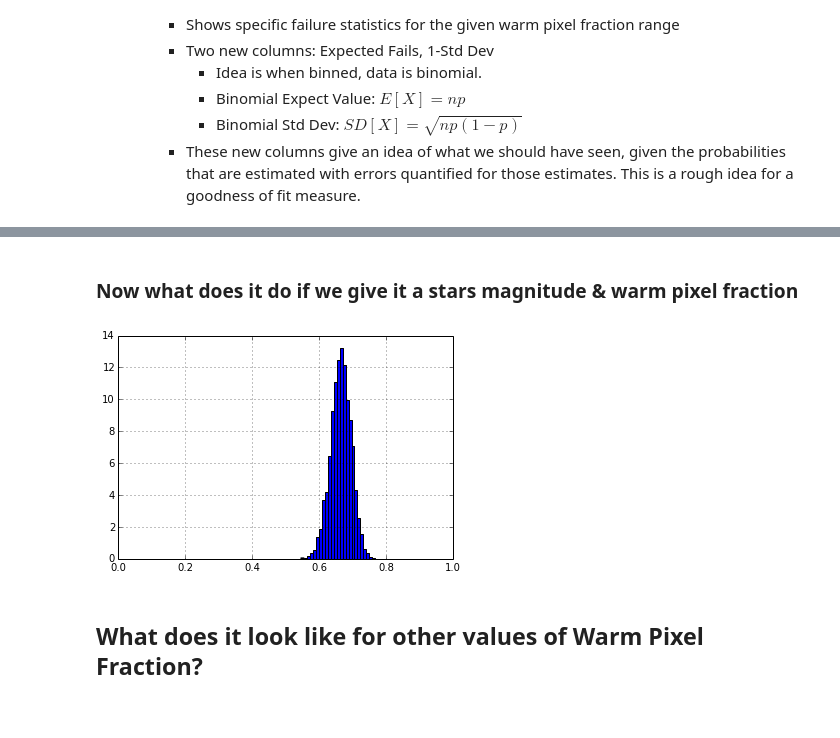
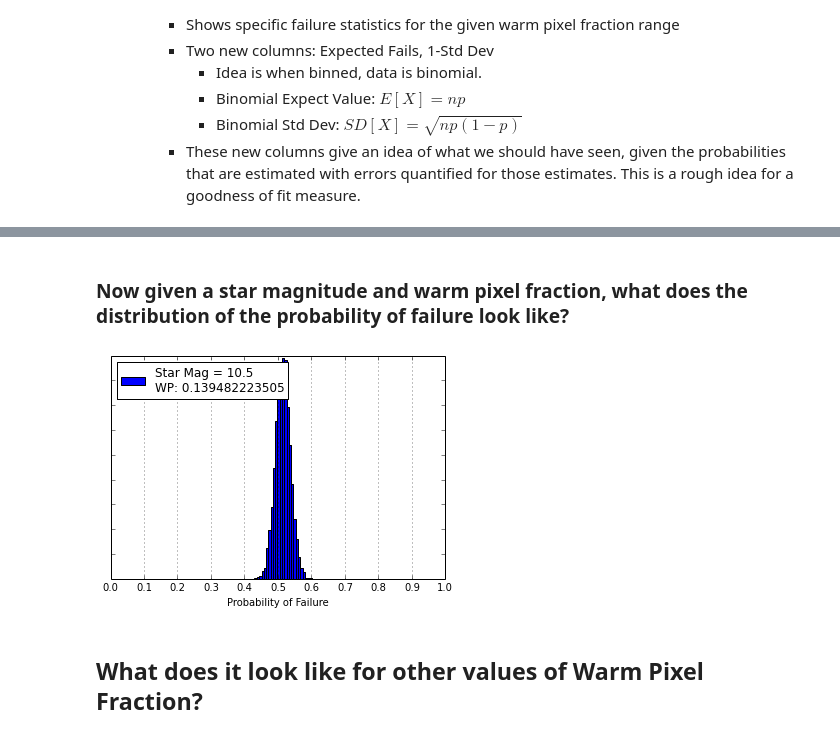
Before and after one commit to sot/aca_stats, a Jupyter notebook: acqstats_bp6_mainbook.ipynb, the cells around one changed output, grey strips where cells are left out. Drawn from its saved outputs; the diff is of its cells as text; code cells hidden in the pictures.

```diff
--- a/acqstats_bp6_mainbook.ipynb
+++ b/acqstats_bp6_mainbook.ipynb
@@ -109,8 +109,11 @@ Below you can chance the Warm Pixel Fraction that we're testing.  I'm subsetting
 # %%
 #Subsetting the Test Data
-wp_test = 0.15
+test_data = ast.subset_range_tstart_jyear(acq_data, test_start, test_end)
 
-test_data = ast.subset_range_tstart_jyear(acq_data, test_start, test_end)
+#Finding the mean warmpixel fraction in the test data
+wp_test = np.mean(test_data['warm_pix'])
+
+#Subsetting based on this warm pixel fraction
 wp_range = ast.subset_range_warmpix(test_data, wp_test)
 # %% [markdown]
 ### Creating a function for Binomial proportion confidence interval estimation
@@ -776,17 +816,33 @@ Average WPF              : 0.14961704778
 11.00 - 11.25   |       nan       |        0        |        0        |       0.0       |    +/- 0.0
 11.25 - 11.50   |       nan       |        0        |        0        |       0.0       |    +/- 0.0
-# %% [markdown]
-### Now what does it do if we give it a stars magnitude & warm pixel fraction
+# %% [markdown]
+### Now given a star magnitude and warm pixel fraction, what does the distribution of the probability of failure look like?
 # %%
-allbetas = np.vstack((beta_draws['alpha'], beta_draws['beta1'], beta_draws['beta2'], beta_draws['beta3'], beta_draws['beta4'], beta_draws['beta5']))
+star_mag = 10.5
+
+allbetas = np.vstack((beta_draws['alpha'],
+                      beta_draws['beta1'],
+                      beta_draws['beta2'],
+                      beta_draws['beta3'],
+                      beta_draws['beta4'],
+                      beta_draws['beta5']))
+
+pvalues = stats.norm.cdf(np.dot(build_matrix_line(star_mag, wp_test, m_center, wp_center), allbetas))
 
 F = plt.figure()
-plt.hist(stats.norm.cdf(np.dot(build_matrix_line(10.6,wp_test, m_center, wp_center), allbetas)), bins=25, normed=True)
+plt.hist(pvalues, bins=25, normed=True)
 plt.xlim((0,1))
-plt.grid()
+plt.xlabel('Probability of Failure')
+if np.min(pvalues>=0.5):
+    plt.legend(['Star Mag = {}\nWP: {}'.format(star_mag, wp_test)], loc=1)
+elif np.max(pvalues>=0.5):
+    plt.legend(['Star Mag = {}\nWP: {}'.format(star_mag, wp_test)], loc=2)
+plt.yticks(visible=False)
+plt.xticks(np.arange(0,1.1,0.1),np.arange(0,1.1,0.1))
+plt.grid(which='both', axis='x')
 plt.show()
 # %% [output]
-[figure, old version]
+[figure, new version]
 # %% [markdown]
 ## What does it look like for other values of Warm Pixel Fraction?
 # %%
```
Also changed, not shown: parts of 35 cells of this notebook.
